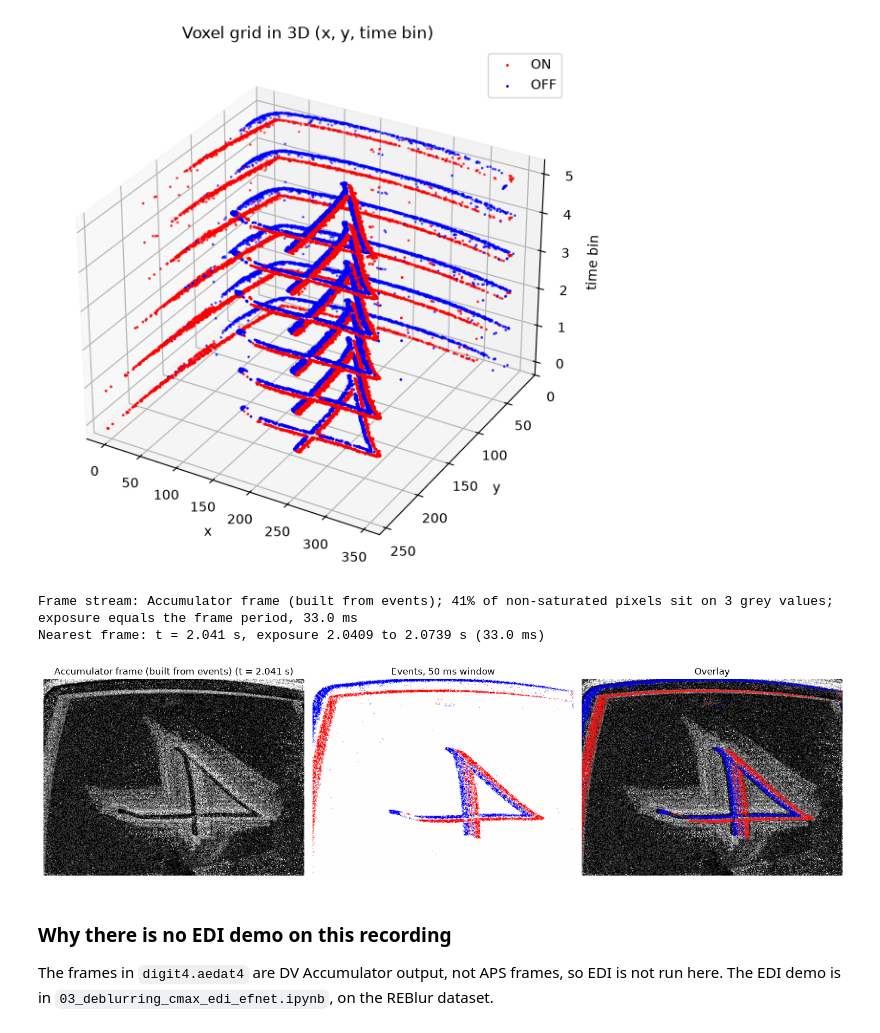
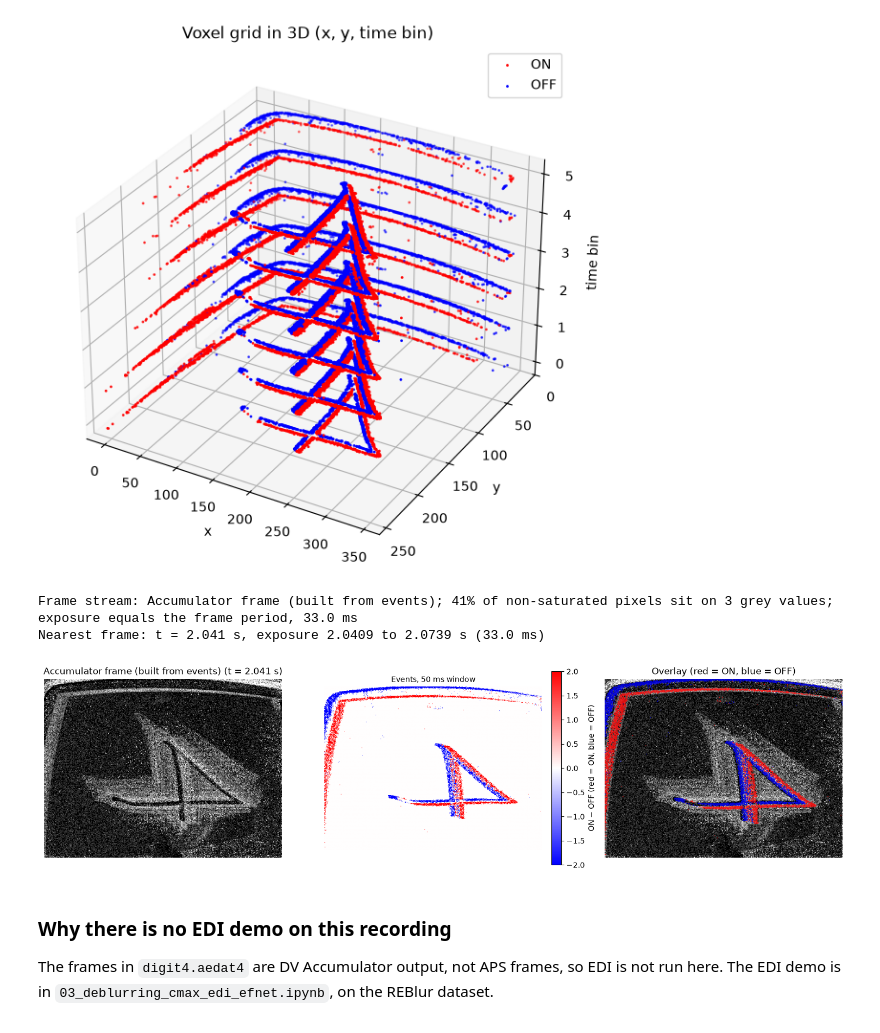
Before and after one commit to allusson/event-perception, a Jupyter notebook: notebooks/01_representations.ipynb, the cells around one changed output. Drawn from its saved outputs; the diff is of its cells as text; code cells hidden in the pictures.

```diff
--- a/notebooks/01_representations.ipynb
+++ b/notebooks/01_representations.ipynb
@@ -260,37 +262,36 @@ if DATA_SOURCE == "davis" and len(rec_frames) > 0:
     t_center = (T_START_S + WINDOW_S / 2) * 1e6
     frame = min(rec_frames, key=lambda f: abs(f["t"] - t_center))
     nearest_t, gray = frame["t"], frame["image"]
     accumulated, why = frames_look_accumulated(rec_frames)
     frame_kind = "Accumulator frame (built from events)" if accumulated else "APS frame"
     print(f"Frame stream: {frame_kind}; {why['summary']}")
     print(f"Nearest frame: t = {nearest_t / 1e6:.3f} s, exposure "
           f"{frame['exposure_begin_t'] / 1e6:.4f} to {frame['exposure_end_t'] / 1e6:.4f} s "
           f"({(frame['exposure_end_t'] - frame['exposure_begin_t']) / 1e3:.1f} ms)")
 
     # Stretch contrast for display
     lo, hi = np.percentile(gray, [1, 99])
     gray_disp = np.clip((gray.astype(float) - lo) / max(hi - lo, 1), 0, 1)
 
     ev_img = event_image(events, sensor_size)   # ON count - OFF count per pixel
 
     fig, axes = plt.subplots(1, 3, figsize=(15, 4))
     axes[0].imshow(gray_disp, cmap="gray")
     axes[0].set_title(f"{frame_kind} (t = {nearest_t / 1e6:.3f} s)")
-    axes[1].imshow(ev_img, cmap="bwr", vmin=-2, vmax=2)
-    axes[1].set_title(f"Events, {WINDOW_S * 1000:.0f} ms window")
+    show_events(axes[1], ev_img, vmax=2, title=f"Events, {WINDOW_S * 1000:.0f} ms window")
     axes[2].imshow(gray_disp, cmap="gray")
     axes[2].imshow(np.ma.masked_equal(np.sign(ev_img), 0), cmap="bwr", vmin=-1, vmax=1, alpha=0.8)
-    axes[2].set_title("Overlay")
+    axes[2].set_title("Overlay (red = ON, blue = OFF)")
     for a in axes:
         a.axis("off")
     plt.tight_layout()
     plt.show()
 else:
     print("No frames for this data source (N-MNIST is events only).")
 # %% [output]
 Frame stream: Accumulator frame (built from events); 41% of non-saturated pixels sit on 3 grey values; exposure equals the frame period, 33.0 ms
 Nearest frame: t = 2.041 s, exposure 2.0409 to 2.0739 s (33.0 ms)
-[figure, old version]
+[figure, new version]
 # %% [markdown]
 ### Why there is no EDI demo on this recording
 
```
Also changed, not shown: parts of 6 cells of this notebook, 4 other files.
